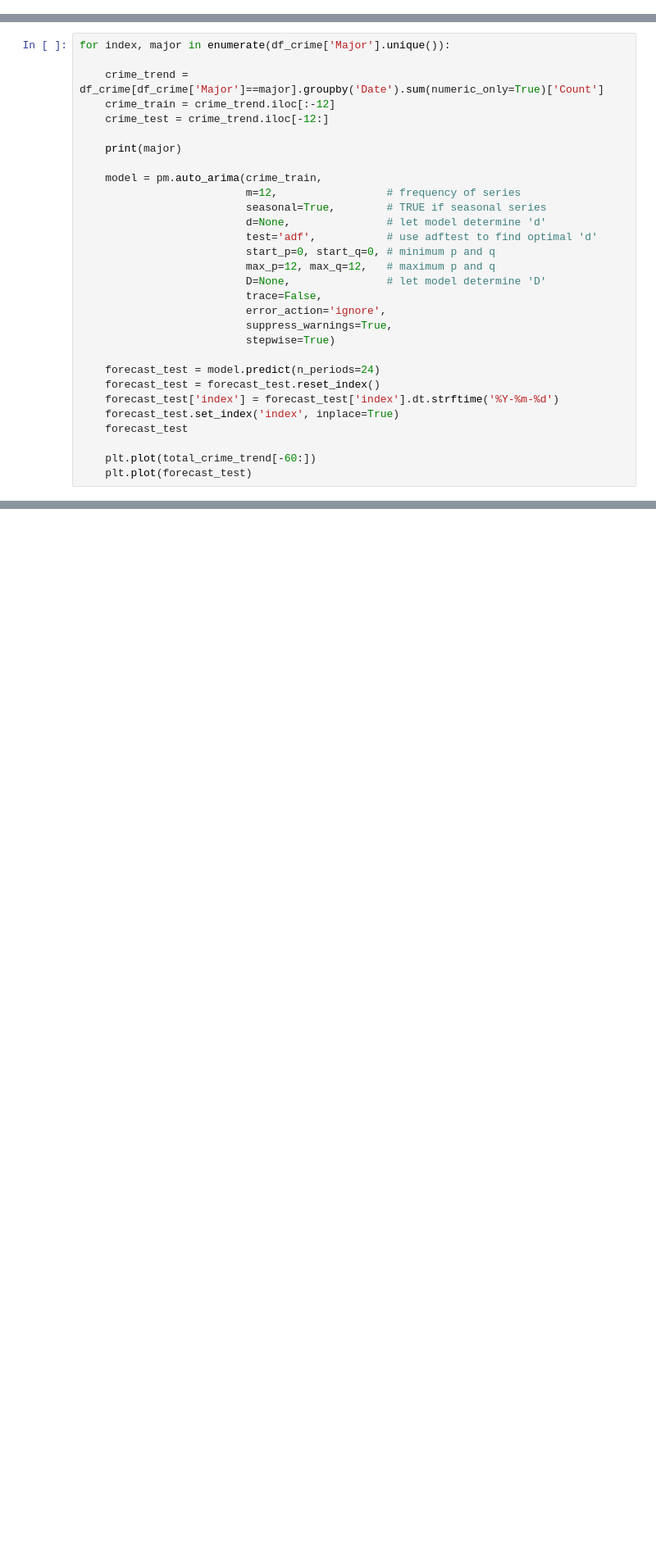
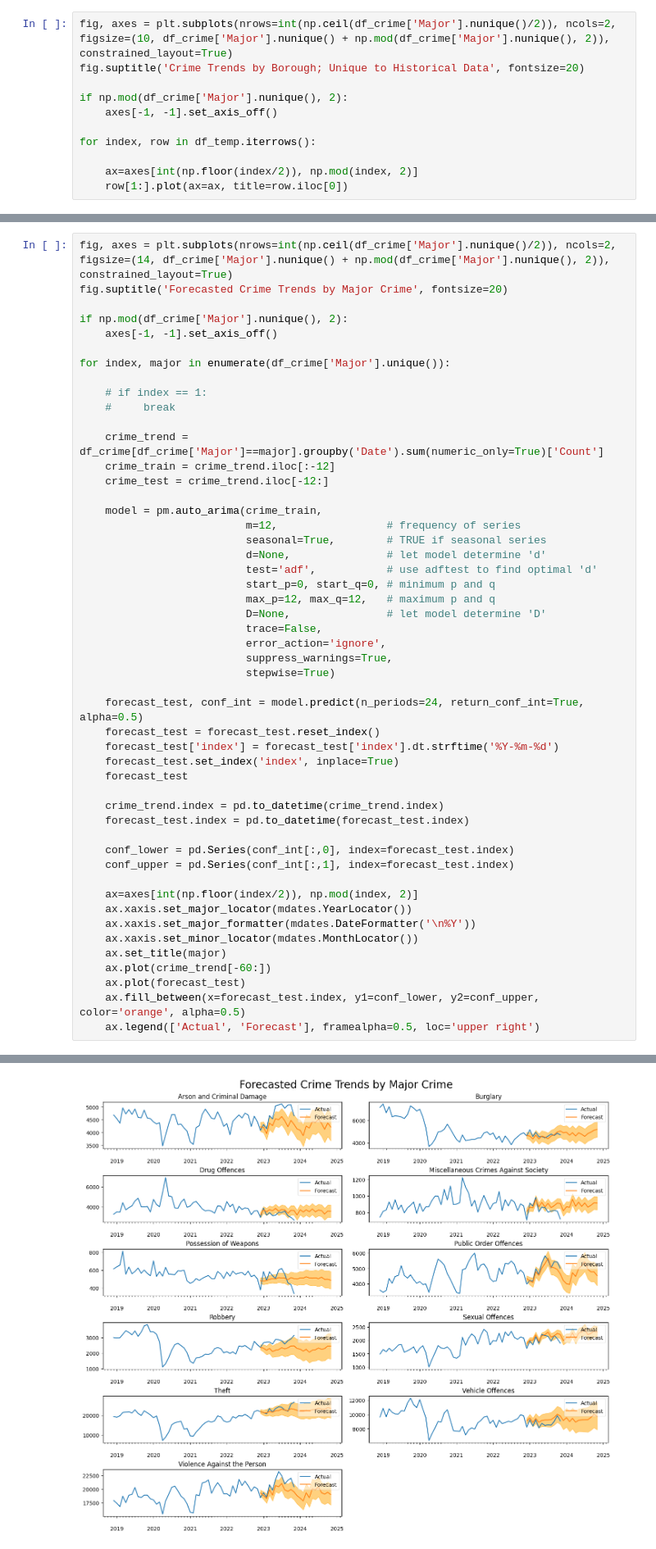
Before and after one commit to JamieW365/londoncrime, a Jupyter notebook: notebooks/exploratory/jw-3-modelling.ipynb, the cells around one changed output, grey strips where cells are left out. Shown at 82% size. Cells and saved outputs as stored; diff of their text form; blank space fills up the shorter version.

Commit message:
refitting model on full data

```diff
--- a/notebooks/exploratory/jw-3-modelling.ipynb
+++ b/notebooks/exploratory/jw-3-modelling.ipynb
@@ -345,0 +350,11 @@ forecast_test
+# %%
+fig, axes = plt.subplots(nrows=int(np.ceil(df_crime['Major'].nunique()/2)), ncols=2, figsize=(10, df_crime['Major'].nunique() + np.mod(df_crime['Major'].nunique(), 2)), constrained_layout=True)
+fig.suptitle('Crime Trends by Borough; Unique to Historical Data', fontsize=20)
+
+if np.mod(df_crime['Major'].nunique(), 2):
+    axes[-1, -1].set_axis_off()
+
+for index, row in df_temp.iterrows():
+
+    ax=axes[int(np.floor(index/2)), np.mod(index, 2)]
+    row[1:].plot(ax=ax, title=row.iloc[0])
@@ -346,11 +363,18 @@ forecast_test
 # %%
+fig, axes = plt.subplots(nrows=int(np.ceil(df_crime['Major'].nunique()/2)), ncols=2, figsize=(14, df_crime['Major'].nunique() + np.mod(df_crime['Major'].nunique(), 2)), constrained_layout=True)
+fig.suptitle('Forecasted Crime Trends by Major Crime', fontsize=20)
+
+if np.mod(df_crime['Major'].nunique(), 2):
+    axes[-1, -1].set_axis_off()
+
 for index, major in enumerate(df_crime['Major'].unique()):
+
+    # if index == 1:
+    #     break
 
     crime_trend = df_crime[df_crime['Major']==major].groupby('Date').sum(numeric_only=True)['Count']
     crime_train = crime_trend.iloc[:-12]
     crime_test = crime_trend.iloc[-12:]
-
-    print(major)
 
     model = pm.auto_arima(crime_train,
                           m=12,                 # frequency of series
@@ -365,12 +389,25 @@ for index, major in enumerate(df_crime['Major'].unique()):
                           suppress_warnings=True,
                           stepwise=True)
 
-    forecast_test = model.predict(n_periods=24)
+    forecast_test, conf_int = model.predict(n_periods=24, return_conf_int=True, alpha=0.5)
     forecast_test = forecast_test.reset_index()
     forecast_test['index'] = forecast_test['index'].dt.strftime('%Y-%m-%d')
     forecast_test.set_index('index', inplace=True)
     forecast_test
 
-    plt.plot(total_crime_trend[-60:])
-    plt.plot(forecast_test)
+    crime_trend.index = pd.to_datetime(crime_trend.index)
+    forecast_test.index = pd.to_datetime(forecast_test.index)
+
+    conf_lower = pd.Series(conf_int[:,0], index=forecast_test.index)
+    conf_upper = pd.Series(conf_int[:,1], index=forecast_test.index)
+
+    ax=axes[int(np.floor(index/2)), np.mod(index, 2)]
+    ax.xaxis.set_major_locator(mdates.YearLocator())
+    ax.xaxis.set_major_formatter(mdates.DateFormatter('\n%Y'))
+    ax.xaxis.set_minor_locator(mdates.MonthLocator())
+    ax.set_title(major)
+    ax.plot(crime_trend[-60:])
+    ax.plot(forecast_test)
+    ax.fill_between(x=forecast_test.index, y1=conf_lower, y2=conf_upper, color='orange', alpha=0.5)
+    ax.legend(['Actual', 'Forecast'], framealpha=0.5, loc='upper right')
 # %% [output]
@@ -380,0 +414 @@ KeyboardInterrupt:
+[figure, added]
```
Also changed, not shown: parts of 5 cells of this notebook.
